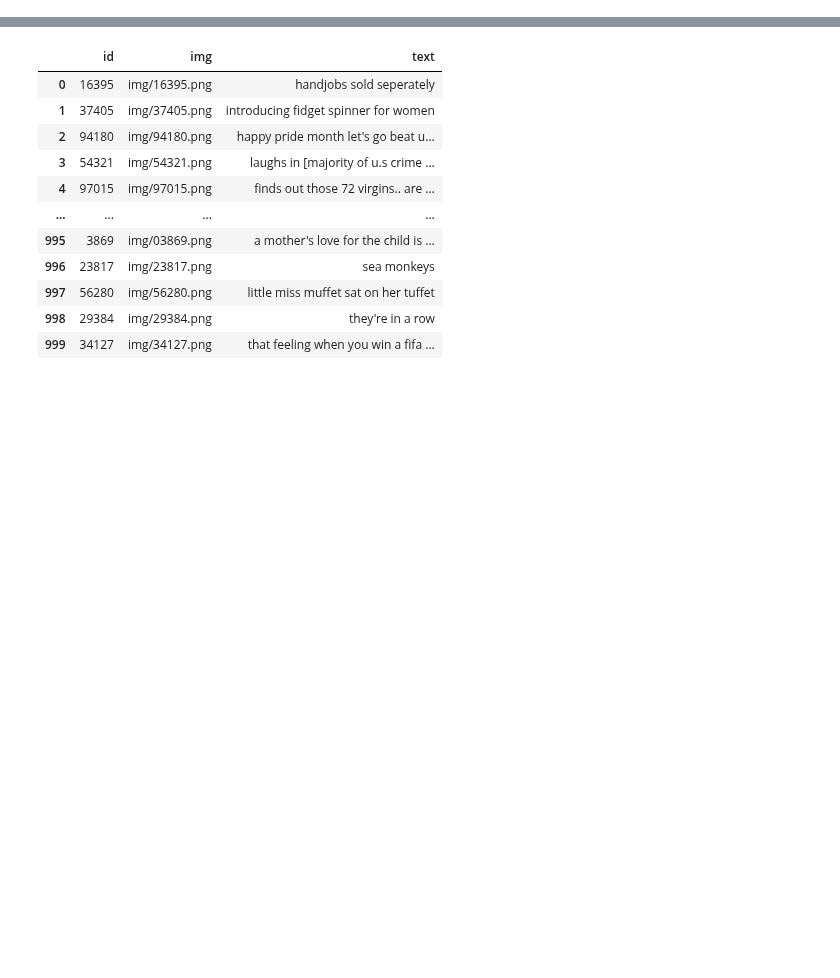
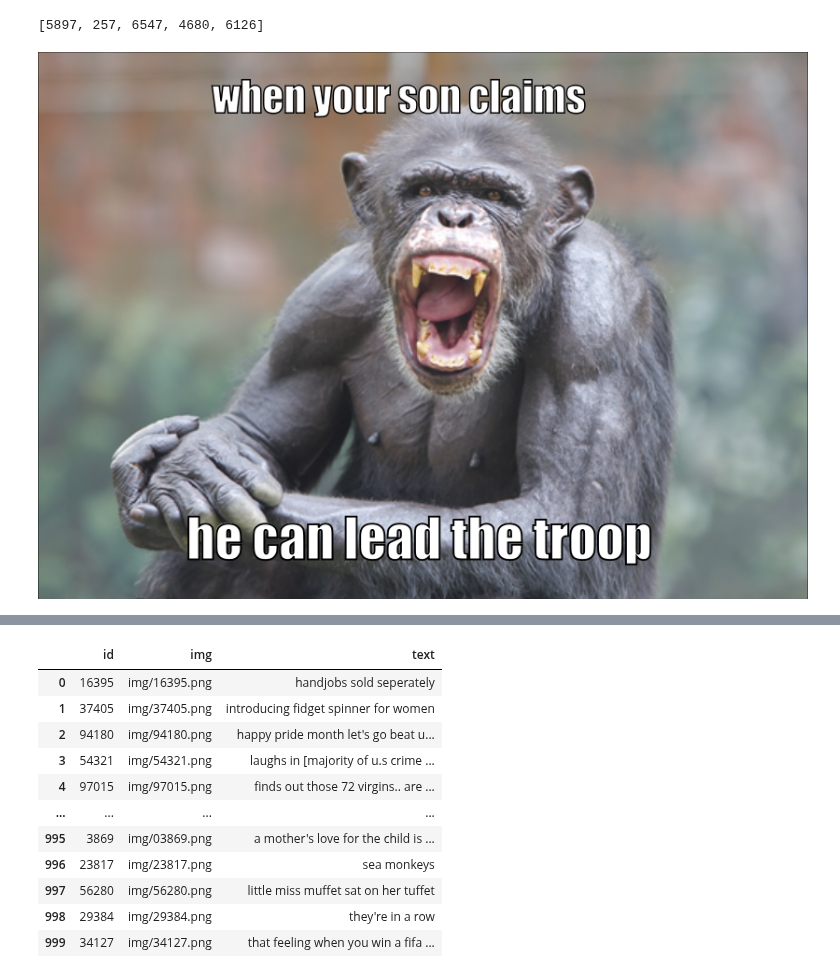
Before and after one commit to slawekslex/dl_experiments, a Jupyter notebook: Hateful/ImageOnly.ipynb, the cells around one changed output, grey strips where cells are left out. Drawn from its saved outputs; the diff is of its cells as text; code cells hidden in the pictures; blank space fills up the shorter version.

```diff
--- a/Hateful/ImageOnly.ipynb
+++ b/Hateful/ImageOnly.ipynb
@@ -5,0 +7,5 @@ df = pd.read_json(path/'data.json')
+# %%
+HATE_PATH = Path('/home/jupyter/mmf_data/datasets/hateful_memes/defaults/')
+def id_to_img_path(id):
+    id = f'{int(id):05d}'
+    return str(HATE_PATH/f'images/img/{id}.png')
@@ -20,0 +86,9 @@ dls.show_batch()
+# %%
+dls.train.get_idxs()[:5]
+# %% [output]
+[5897, 257, 6547, 4680, 6126]
+# %%
+
+PIL.Image.open(id_to_img_path(63052))
+# %% [output]
+[figure, added]
```
Also changed, not shown: parts of 11 cells of this notebook, 2 other files.
